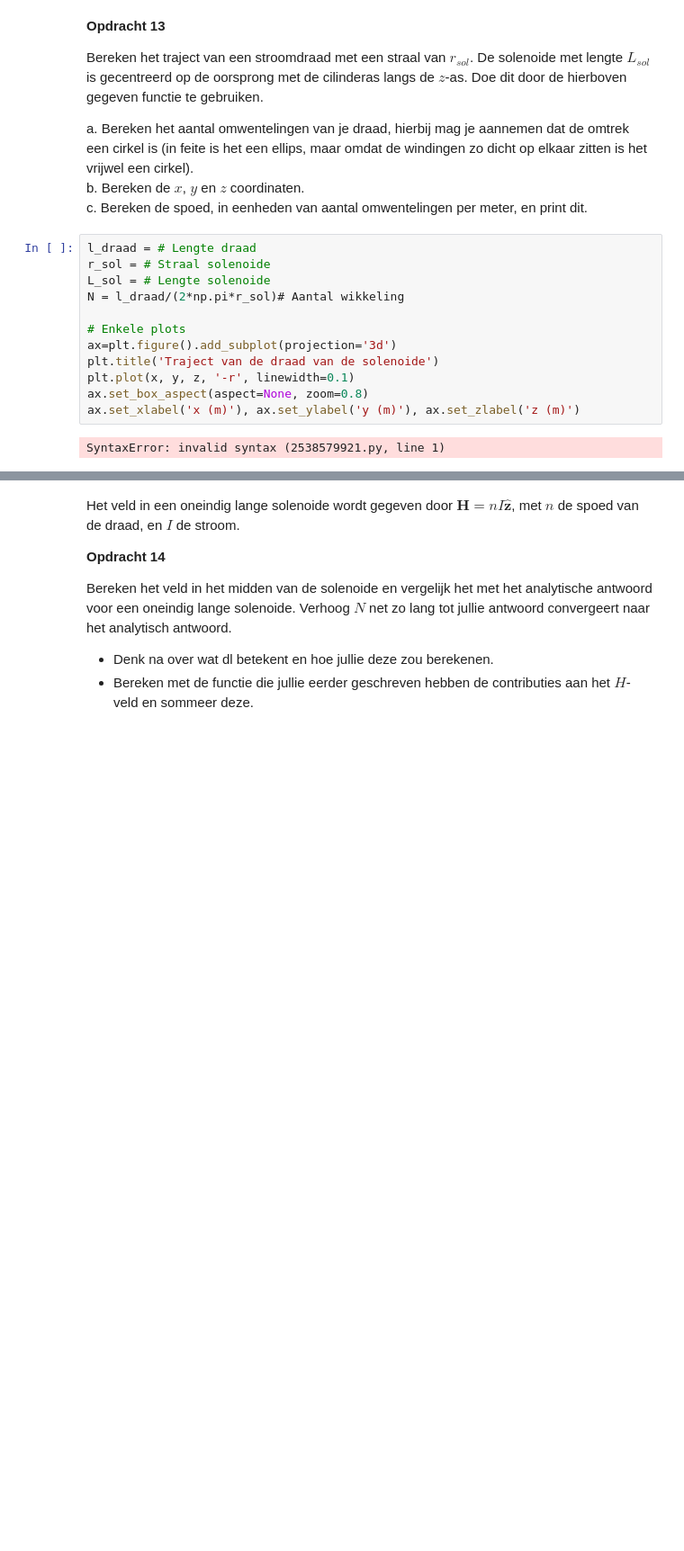
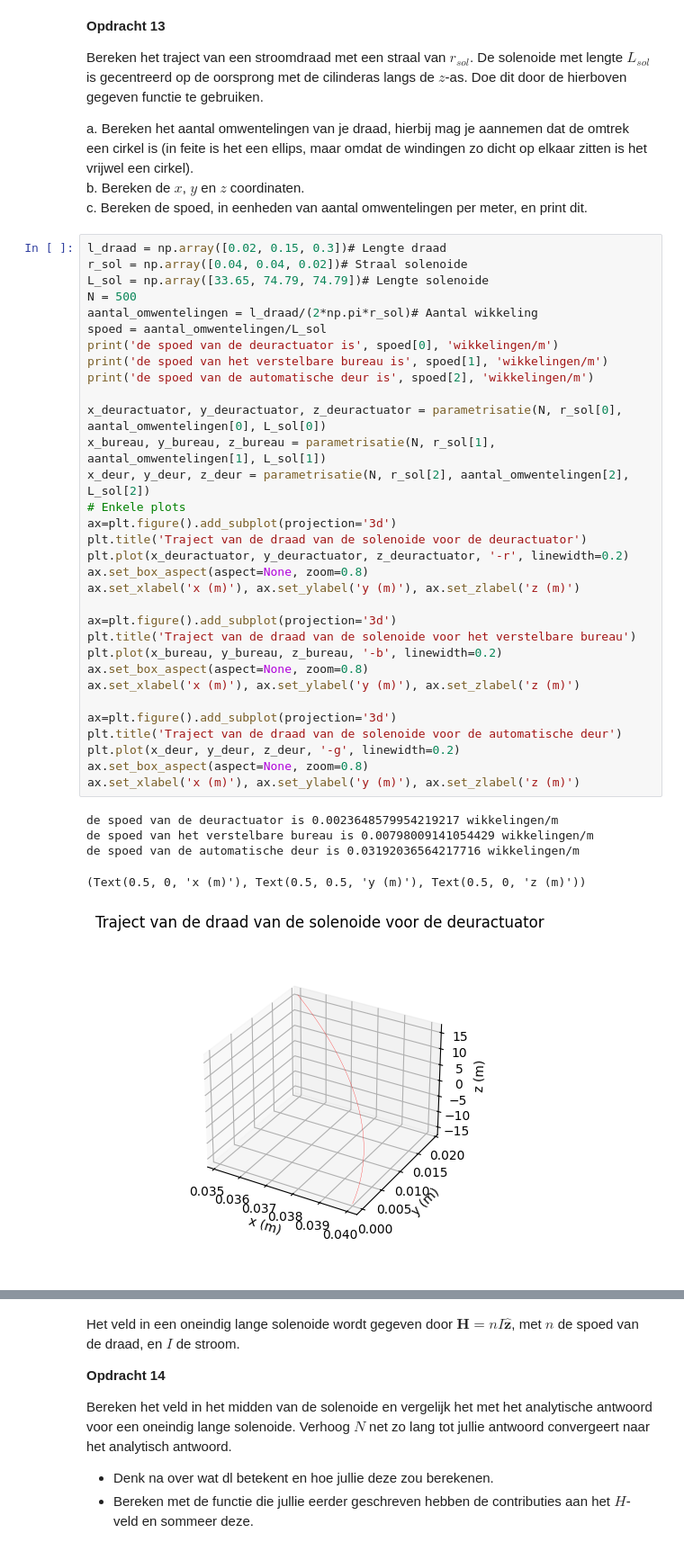
Before and after one commit to luckykat07/opdrachten-DEF-D_LE, a Jupyter notebook: DigitaleOntwerpopdrachten/2KrachtactuatorOpdracht/KrachtactuatorOpdracht.ipynb, the cells around one changed output, grey strips where cells are left out. Shown at 90% size. Drawn from its saved outputs; the diff is of its cells as text; blank space fills up the shorter version.

```diff
--- a/DigitaleOntwerpopdrachten/2KrachtactuatorOpdracht/KrachtactuatorOpdracht.ipynb
+++ b/DigitaleOntwerpopdrachten/2KrachtactuatorOpdracht/KrachtactuatorOpdracht.ipynb
@@ -402,16 +402,40 @@ a. Bereken het aantal omwentelingen van je draad, hierbij mag je aannemen dat de
 b. Bereken de $x$, $y$ en $z$ coordinaten.\
 c. Bereken de spoed, in eenheden van aantal omwentelingen per meter, en print dit.
 # %%
-l_draad = # Lengte draad
-r_sol = # Straal solenoide
-L_sol = # Lengte solenoide
-N = l_draad/(2*np.pi*r_sol)# Aantal wikkeling
+l_draad = np.array([0.02, 0.15, 0.3])# Lengte draad
+r_sol = np.array([0.04, 0.04, 0.02])# Straal solenoide
+L_sol = np.array([33.65, 74.79, 74.79])# Lengte solenoide
+N = 500
+aantal_omwentelingen = l_draad/(2*np.pi*r_sol)# Aantal wikkeling
+spoed = aantal_omwentelingen/L_sol
+print('de spoed van de deuractuator is', spoed[0], 'wikkelingen/m')
+print('de spoed van het verstelbare bureau is', spoed[1], 'wikkelingen/m')
+print('de spoed van de automatische deur is', spoed[2], 'wikkelingen/m')
 
+x_deuractuator, y_deuractuator, z_deuractuator = parametrisatie(N, r_sol[0], aantal_omwentelingen[0], L_sol[0])
+x_bureau, y_bureau, z_bureau = parametrisatie(N, r_sol[1], aantal_omwentelingen[1], L_sol[1])
+x_deur, y_deur, z_deur = parametrisatie(N, r_sol[2], aantal_omwentelingen[2], L_sol[2])
 # Enkele plots
 ax=plt.figure().add_subplot(projection='3d')
-plt.title('Traject van de draad van de solenoide')
-plt.plot(x, y, z, '-r', linewidth=0.1)
+plt.title('Traject van de draad van de solenoide voor de deuractuator')
+plt.plot(x_deuractuator, y_deuractuator, z_deuractuator, '-r', linewidth=0.2)
 ax.set_box_aspect(aspect=None, zoom=0.8)
 ax.set_xlabel('x (m)'), ax.set_ylabel('y (m)'), ax.set_zlabel('z (m)')
+
+ax=plt.figure().add_subplot(projection='3d')
+plt.title('Traject van de draad van de solenoide voor het verstelbare bureau')
+plt.plot(x_bureau, y_bureau, z_bureau, '-b', linewidth=0.2)
+ax.set_box_aspect(aspect=None, zoom=0.8)
+ax.set_xlabel('x (m)'), ax.set_ylabel('y (m)'), ax.set_zlabel('z (m)')
+
+ax=plt.figure().add_subplot(projection='3d')
+plt.title('Traject van de draad van de solenoide voor de automatische deur')
+plt.plot(x_deur, y_deur, z_deur, '-g', linewidth=0.2)
+ax.set_box_aspect(aspect=None, zoom=0.8)
+ax.set_xlabel('x (m)'), ax.set_ylabel('y (m)'), ax.set_zlabel('z (m)')
 # %% [output]
-SyntaxError: invalid syntax (2538579921.py, line 1)
+de spoed van de deuractuator is 0.0023648579954219217 wikkelingen/m
+de spoed van het verstelbare bureau is 0.00798009141054429 wikkelingen/m
+de spoed van de automatische deur is 0.03192036564217716 wikkelingen/m
+(Text(0.5, 0, 'x (m)'), Text(0.5, 0.5, 'y (m)'), Text(0.5, 0, 'z (m)'))
+[figure, added]
```
Also changed, not shown: parts of 3 cells of this notebook.
